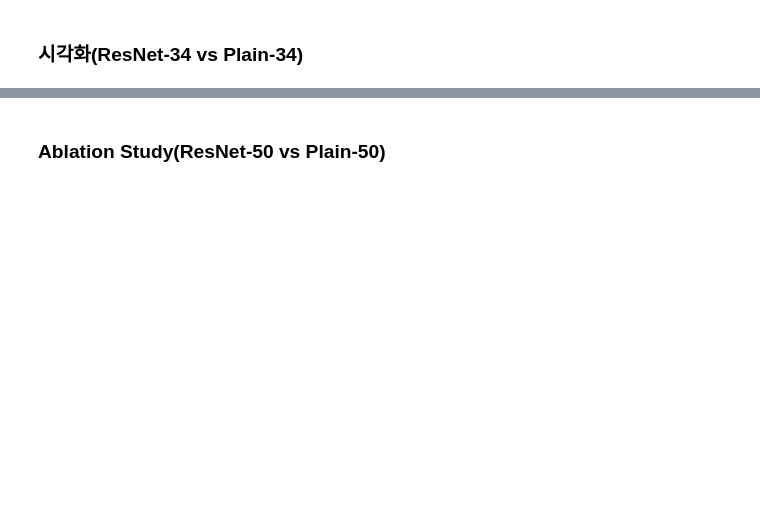
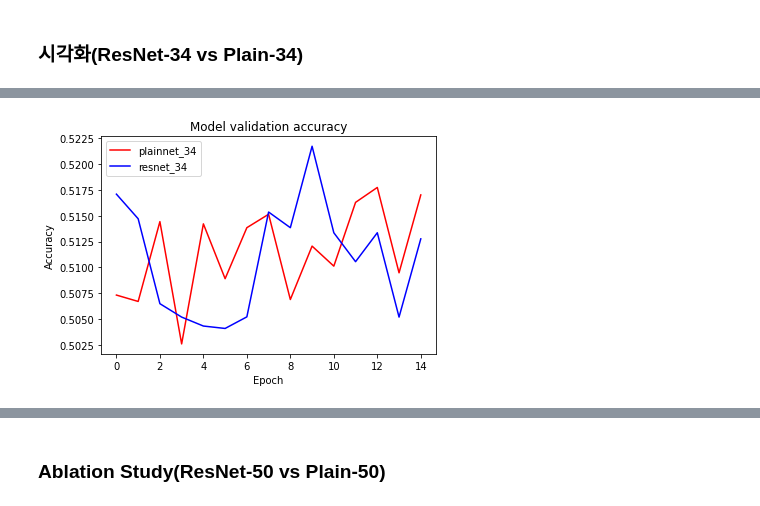
Before and after one commit to soy53/AIFFEL, a Jupyter notebook: Going Deeper/[GD-02]Ablation_Study.ipynb, the cells around one changed output, grey strips where cells are left out. Drawn from its saved outputs; the diff is of its cells as text; code cells hidden in the pictures; blank space fills up the shorter version.

```diff
--- a/Going Deeper/[GD-02]Ablation_Study.ipynb
+++ b/Going Deeper/[GD-02]Ablation_Study.ipynb
@@ -485,9 +458,11 @@ plt.show()
 # %%
 # 검증 정확도(validation accuracy) 비교 시각화
-plt.plot(history_16.history['val_accuracy'], 'r')
-plt.plot(history_19.history['val_accuracy'], 'b')
+plt.plot(history_plain_34.history['val_accuracy'], 'r')
+plt.plot(histoty_resnet_34.history['val_accuracy'], 'b')
 plt.title('Model validation accuracy')
 plt.ylabel('Accuracy')
 plt.xlabel('Epoch')
-plt.legend(['plain_resnet_34', 'resnet_34'], loc='upper left')
+plt.legend(['plainnet_34', 'resnet_34'], loc='upper left')
 plt.show()
+# %% [output]
+[figure, added]
```
Also changed, not shown: parts of 40 cells of this notebook.
